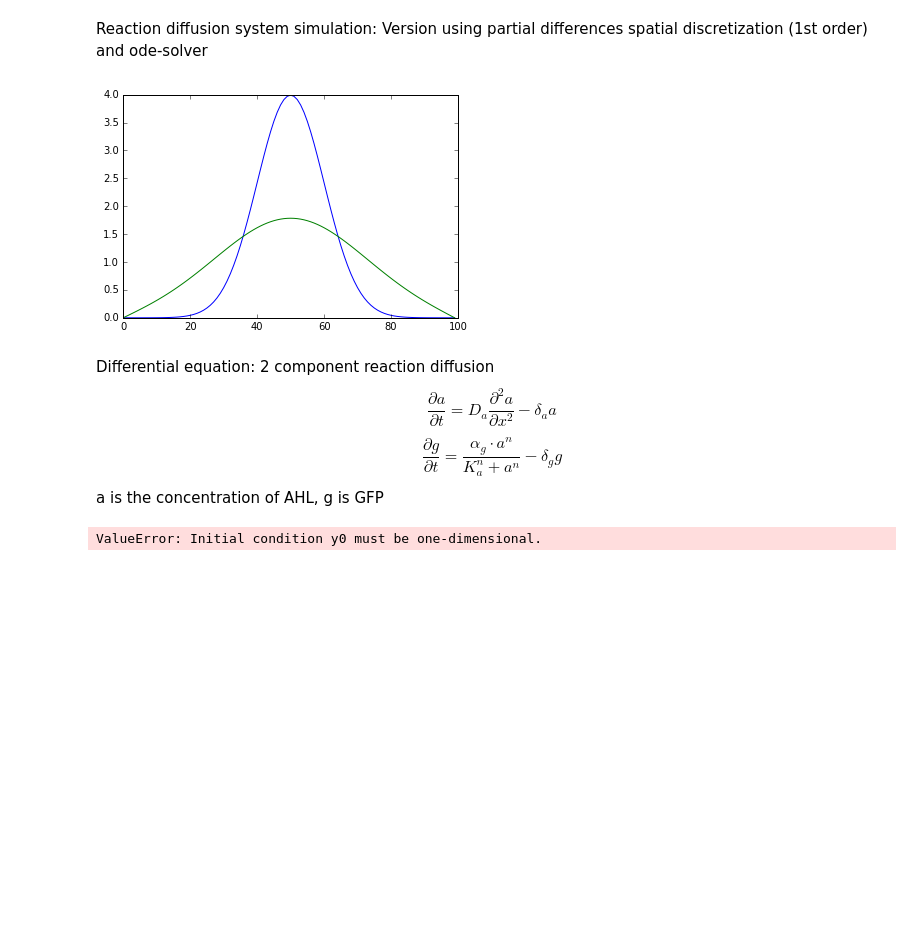
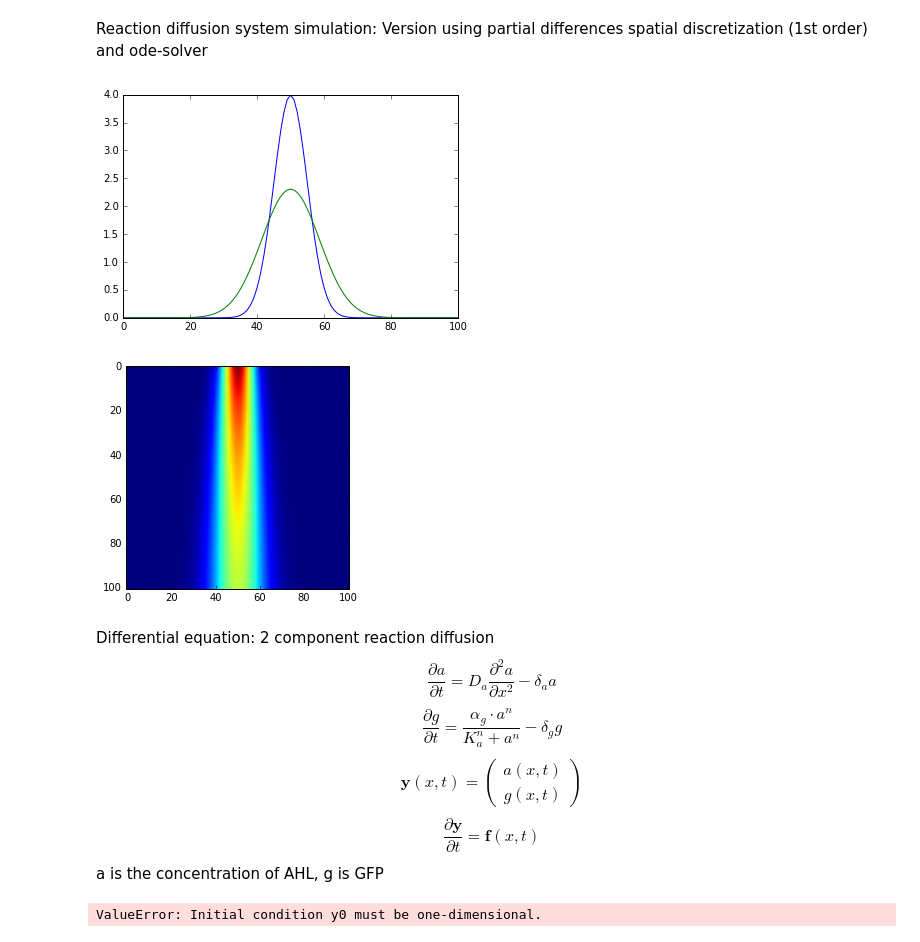
Before and after one commit to JohnHenningsen/RDsim, a Jupyter notebook: rdSim1.ipynb, the cells around one changed output. Cells and saved outputs as stored; diff of their text form; code cells hidden in the pictures; blank space fills up the shorter version.

```diff
--- a/rdSim1.ipynb
+++ b/rdSim1.ipynb
@@ -7,8 +7,8 @@ import matplotlib.pyplot as plt
 from scipy.integrate import odeint
 # %%
 # discretization
-size = 100.
-x = np.linspace(0,1,size+1)
+size = 1.
+x = np.linspace(0,size,101)
 dx = x[1] - x[0]
 T = 10.
 # %%
@@ -31,20 +31,27 @@ def diffusion(u, t, Du):
 # %%
 def gaussian(x, mu, sig):
     return 1./(np.sqrt(2.*np.pi)*sig)*np.exp(-np.power((x - mu)/sig, 2.)/2)
-u0 = gaussian(np.arange(size)/size, 0.5, 0.1)
-Du = 0.008
+u0 = gaussian(x, 1, 0.1)
+Du = 0.001
 
-t = np.linspace(0, 10, 101)
+t = np.linspace(0, T, 101)
 # %%
 ut = odeint(diffusion, u0, t, (Du,))
 # %%
+plt.figure(1)
 plt.plot(ut[0,:])
 plt.plot(ut[-1,:]);
+
+plt.figure(2)
+plt.imshow(ut);
 # %% [output]
-[figure, old version]
+[figure, new version]
+[figure, added]
 # %% [markdown]
 Differential equation: 2 component reaction diffusion
 $$ \frac{\partial a}{\partial t} = D_a \frac{\partial^2 a}{\partial x^2} - \delta_a a$$
 $$ \frac{\partial g}{\partial t} = \frac{\alpha_g \cdot a^n}{K_a^n + a^n} - \delta_g g $$
+$$ \boldsymbol{y}(x,t) = \left(\begin{array}{c}a(x,t)\\g(x,t)\end{array}\right) $$
+$$ \frac{\partial \boldsymbol{y}}{\partial t} = \boldsymbol{f}(x,t) $$
 a is the concentration of AHL, g is GFP
 # %%
```
Also changed, not shown: parts of 3 cells of this notebook, 1 other file.
